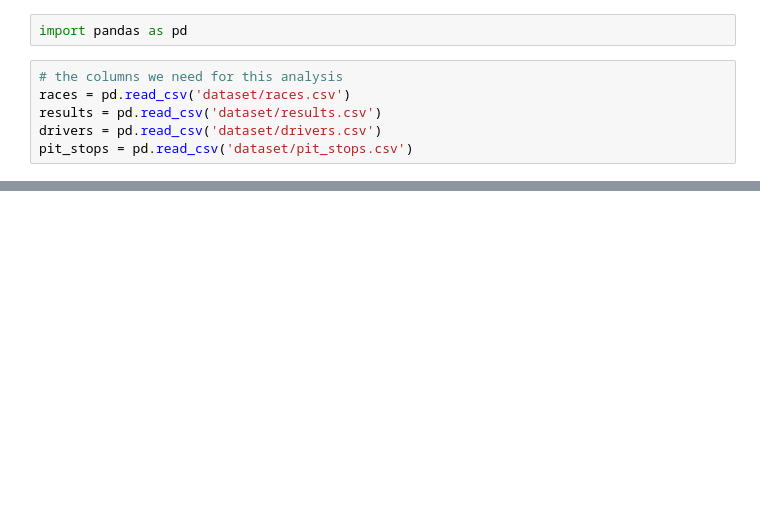
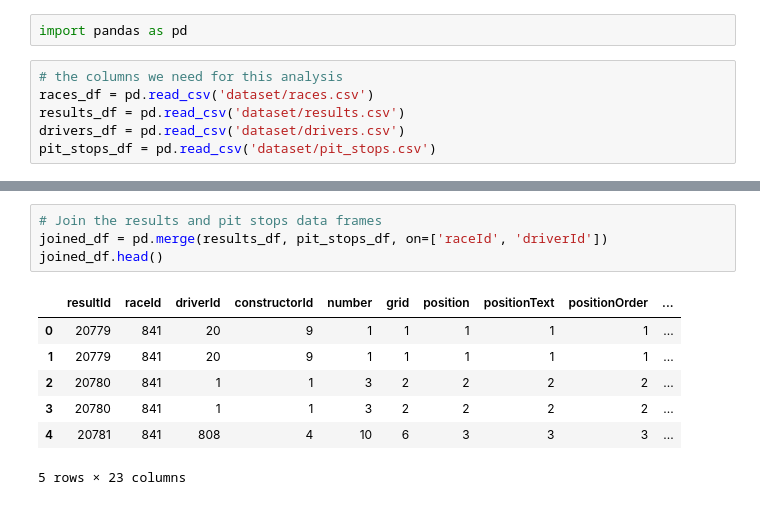
Before and after one commit to MohamedElhadidy0019/Formula_One_Data_Analysis, a Jupyter notebook: optimal_pitstops.ipynb, the cells around one changed output, grey strips where cells are left out. Saved outputs shown, nothing was run; the diff lists cells and outputs as text; blank space fills up the shorter version.

Commit message:
avg position of drivers question

```diff
--- a/optimal_pitstops.ipynb
+++ b/optimal_pitstops.ipynb
@@ -2,7 +2,7 @@
 import pandas as pd
 # %%
 # the columns we need for this analysis
-races = pd.read_csv('dataset/races.csv')
-results = pd.read_csv('dataset/results.csv')
-drivers = pd.read_csv('dataset/drivers.csv')
-pit_stops = pd.read_csv('dataset/pit_stops.csv')
+races_df = pd.read_csv('dataset/races.csv')
+results_df = pd.read_csv('dataset/results.csv')
+drivers_df = pd.read_csv('dataset/drivers.csv')
+pit_stops_df = pd.read_csv('dataset/pit_stops.csv')
@@ -83,2 +9,14 @@ race_results.head()
+# %%
+# Join the results and pit stops data frames
+joined_df = pd.merge(results_df, pit_stops_df, on=['raceId', 'driverId'])
+joined_df.head()
+# %% [output]
+|  | resultId | raceId | driverId | constructorId | number | grid | position | positionText | positionOrder | ... |
+| 0 | 20779 | 841 | 20 | 9 | 1 | 1 | 1 | 1 | 1 | ... |
+| 1 | 20779 | 841 | 20 | 9 | 1 | 1 | 1 | 1 | 1 | ... |
+| 2 | 20780 | 841 | 1 | 1 | 3 | 2 | 2 | 2 | 2 | ... |
+| 3 | 20780 | 841 | 1 | 1 | 3 | 2 | 2 | 2 | 2 | ... |
+| 4 | 20781 | 841 | 808 | 4 | 10 | 6 | 3 | 3 | 3 | ... |
+5 rows × 23 columns
 # %%
 
```
Also changed, not shown: parts of 15 cells of this notebook, 4 other files.
